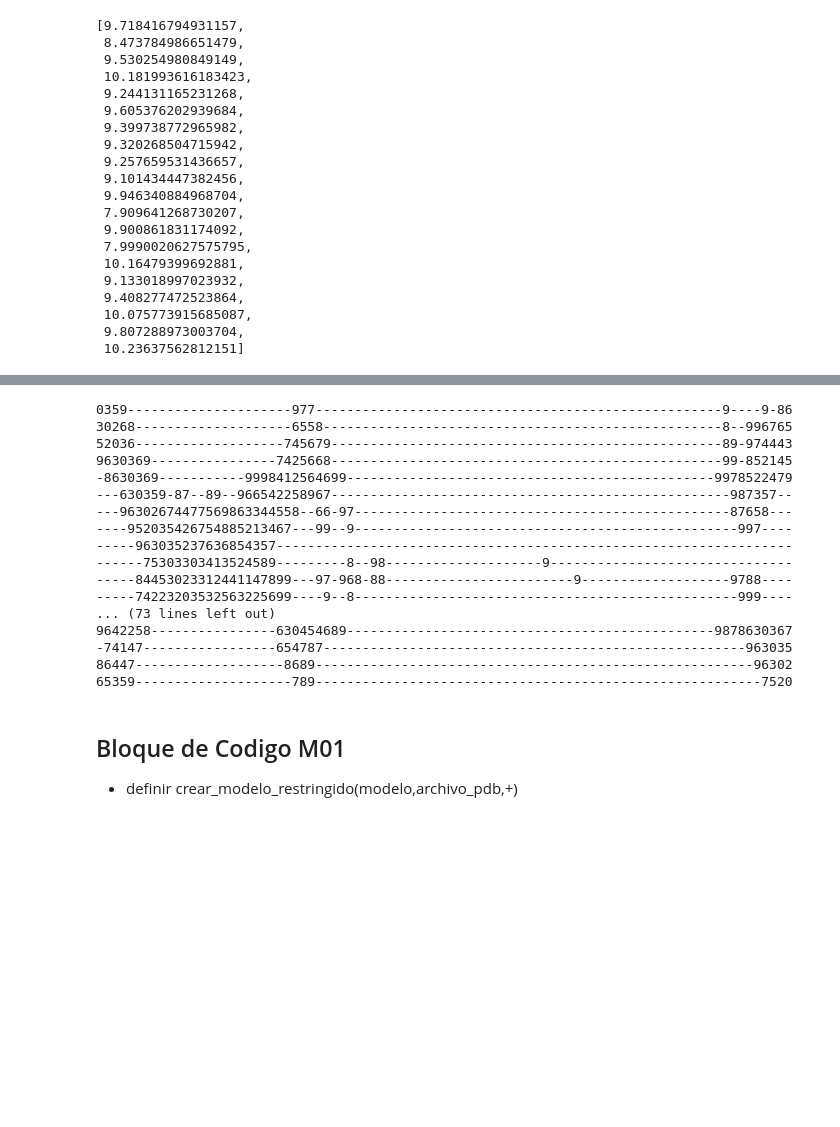
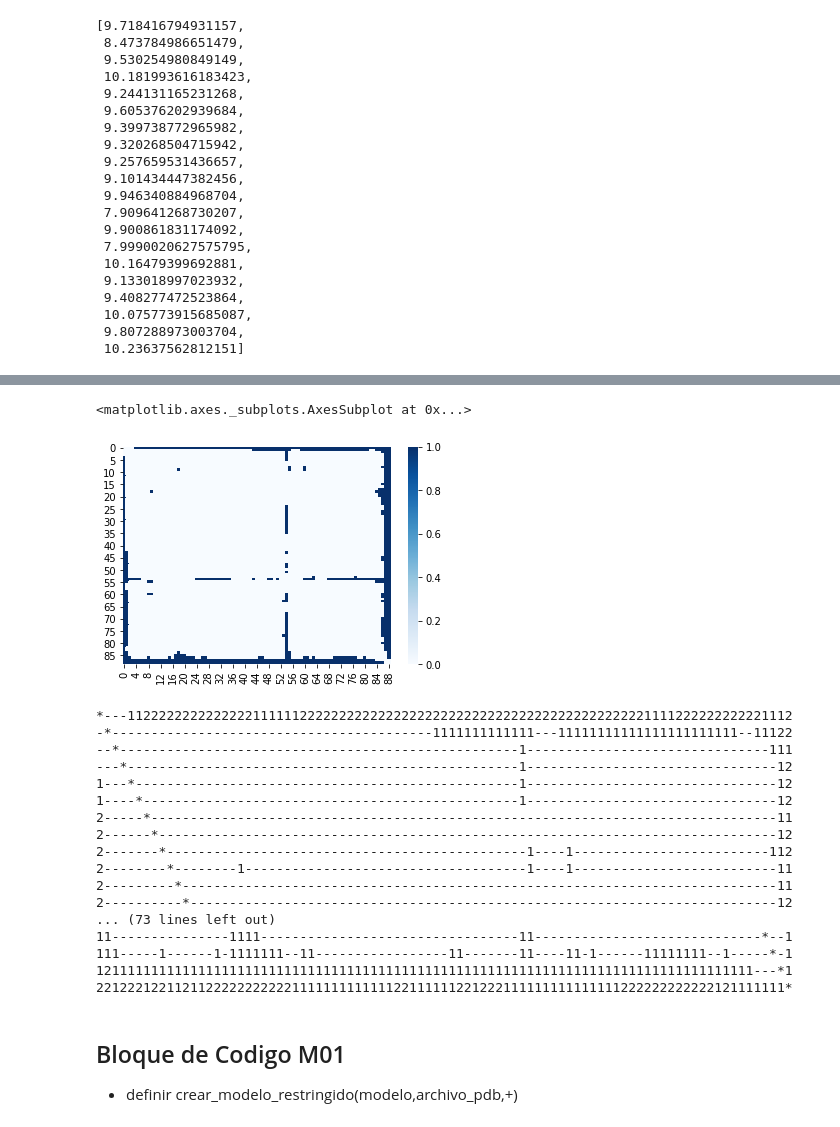
Before and after one commit to guisandec/pipeline_ensembles-alpha, a Jupyter notebook: pipeline-ensembles-with-db.ipynb, the cells around one changed output, grey strips where cells are left out. Saved outputs shown, nothing was run; the diff lists cells and outputs as text; code cells hidden in the pictures; blank space fills up the shorter version.

```diff
--- a/pipeline-ensembles-with-db.ipynb
+++ b/pipeline-ensembles-with-db.ipynb
@@ -1571,30 +1628,40 @@ aver_map[1][4]
+# %%
+display(sns.heatmap(std_map_full,cmap="Blues"))
+# %% [output]
+<matplotlib.axes._subplots.AxesSubplot at 0x...>
+[figure, added]
 # %%
 for fixed in aver_map:
     for pos in aver_map[fixed]:
-        value = np.average(aver_map[fixed][pos])
-        if value<10:
-            print (int(value),end="")
+        if pos != fixed:
+            value = np.average(aver_map[fixed][pos])
+            if value>1.5:
+                print (2,end="")
+            elif value>0.7:
+                print (1,end="")
+            else:
+                print ("-",end="")
         else:
-            print ("-",end="")
+            print ("*",end="")
     print ("")
 # %% [output]
-0359---------------------977----------------------------------------------------9----9-86
-30268--------------------6558---------------------------------------------------8--996765
-52036-------------------745679--------------------------------------------------89-974443
-9630369----------------7425668--------------------------------------------------99-852145
--8630369-----------9998412564699-----------------------------------------------9978522479
----630359-87--89--966542258967---------------------------------------------------987357--
----96302674477569863344558--66-97------------------------------------------------87658---
-----952035426754885213467---99--9-------------------------------------------------997----
------963035237636854357------------------------------------------------------------------
-------75303303413524589---------8--98--------------------9-------------------------------
------84453023312441147899---97-968-88------------------------9-------------------9788----
------74223203532563225699----9--8-------------------------------------------------999----
+*---1122222222222222111111222222222222222222222222222222222222222222221111222222222221112
+-*-----------------------------------------1111111111111---11111111111111111111111--11122
+--*---------------------------------------------------1-------------------------------111
+---*--------------------------------------------------1--------------------------------12
+1---*-------------------------------------------------1--------------------------------12
+1----*------------------------------------------------1--------------------------------12
+2-----*--------------------------------------------------------------------------------11
+2------*-------------------------------------------------------------------------------12
+2-------*----------------------------------------------1----1-------------------------112
+2--------*--------1------------------------------------1----1--------------------------11
+2---------*----------------------------------------------------------------------------11
+2----------*---------------------------------------------------------------------------12
 ... (73 lines left out)
-9642258----------------630454689-----------------------------------------------9878630367
--74147-----------------654787------------------------------------------------------963035
-86447-------------------8689--------------------------------------------------------96302
-65359--------------------789---------------------------------------------------------7520
+11---------------1111---------------------------------11-----------------------------*--1
+111-----1------1-1111111--11-----------------11-------11----11-1------11111111--1-----*-1
+121111111111111111111111111111111111111111111111111111111111111111111111111111111111---*1
+2212221221121122222222222111111111111122111111221222111111111111111222222222222121111111*
 # %%
 with open("archivos_importantes/pdb_para_descargar_191204.txt","w") as openfile:
     for pdb_id in pdb_para_descargar:
```
Also changed, not shown: parts of 12 cells of this notebook, 1 other file.
